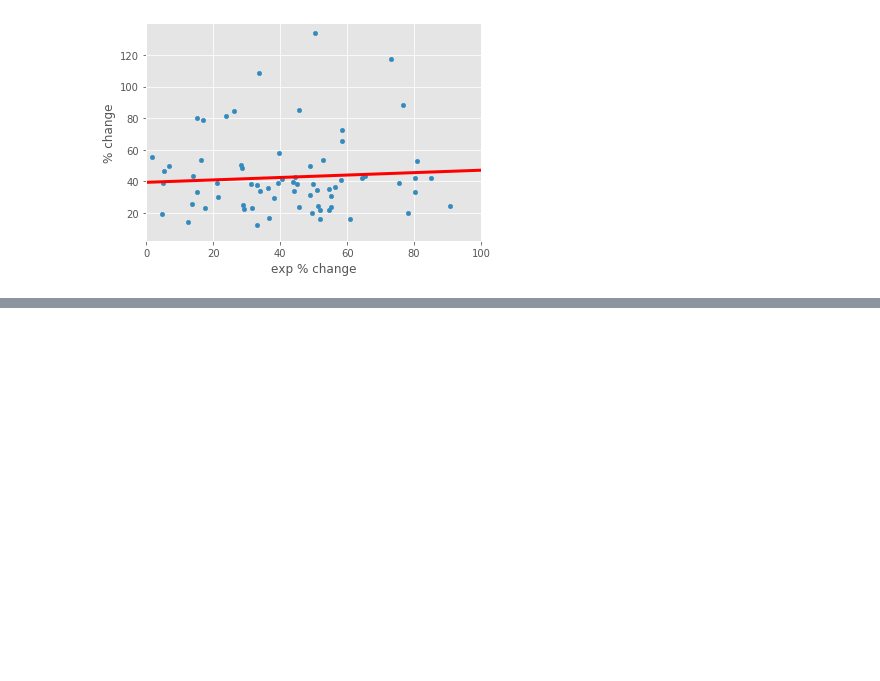
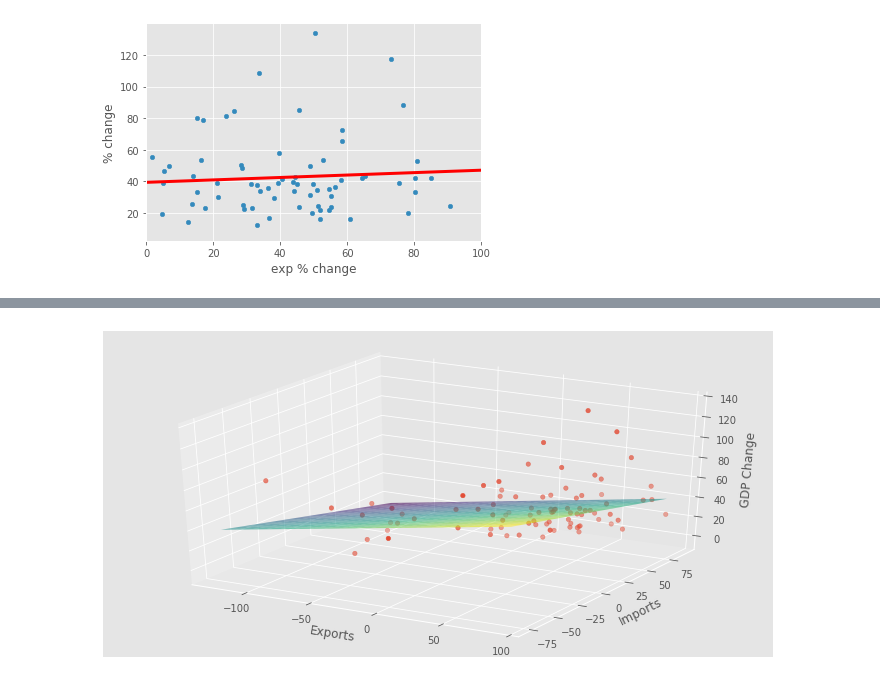
Before and after one commit to hckynumber9/Capstone-1, a Jupyter notebook: notebooks/capstone1.ipynb, the cells around one changed output, grey strips where cells are left out. Saved outputs shown, nothing was run; the diff lists cells and outputs as text; code cells hidden in the pictures; blank space fills up the shorter version.

```diff
--- a/notebooks/capstone1.ipynb
+++ b/notebooks/capstone1.ipynb
@@ -528,0 +535,4 @@ plt.savefig('exports_li_no_outliers.png', dpi=fig.dpi, bbox_inches='tight', pad_
+# %%
+y = gie_no_outlier['% change']
+X = sm.add_constant(gie_no_outlier[['exp % change','I % change']])
+X.head()
@@ -528,0 +547,4 @@ plt.savefig('exports_li_no_outliers.png', dpi=fig.dpi, bbox_inches='tight', pad_
+# %%
+model = sm.OLS(y, X)
+results = model.fit()
+results.summary()
@@ -528,0 +572,23 @@ plt.savefig('exports_li_no_outliers.png', dpi=fig.dpi, bbox_inches='tight', pad_
+# %%
+from mpl_toolkits.mplot3d import Axes3D
+
+fig = plt.figure(figsize=(12,6))
+ax = fig.add_subplot(111, projection='3d')
+ax.scatter(gie_no_outlier['exp % change'], gie_no_outlier['I % change'], gie_no_outlier['% change']);
+ax.set_zlabel('GDP Change')
+ax.set_xlabel('Exports')
+ax.set_ylabel('Imports');
+
+xx1 = np.linspace(gie_no_outlier['exp % change'].min(), gie_no_outlier['exp % change'].max(), 20)
+xx2 = np.linspace(gie_no_outlier['I % change'].min(), gie_no_outlier['I % change'].max(), 20)
+xx1, xx2 = np.meshgrid(xx1, xx2)
+best_plane = (results.params['const'] +
+              results.params['exp % change']*xx1 +
+              results.params['I % change']*xx2)
+
+# Plot the surface.
+surf = ax.plot_surface(xx1, xx2, best_plane, color='k', alpha=.6, cmap='viridis')
+
+# fig.savefig('best_graph2.png', dpi=fig.dpi, bbox_inches='tight', pad_inches=0.5)
+# %% [output]
+[figure, added]
```
Also changed, not shown: parts of 12 cells of this notebook, 3 other files.
